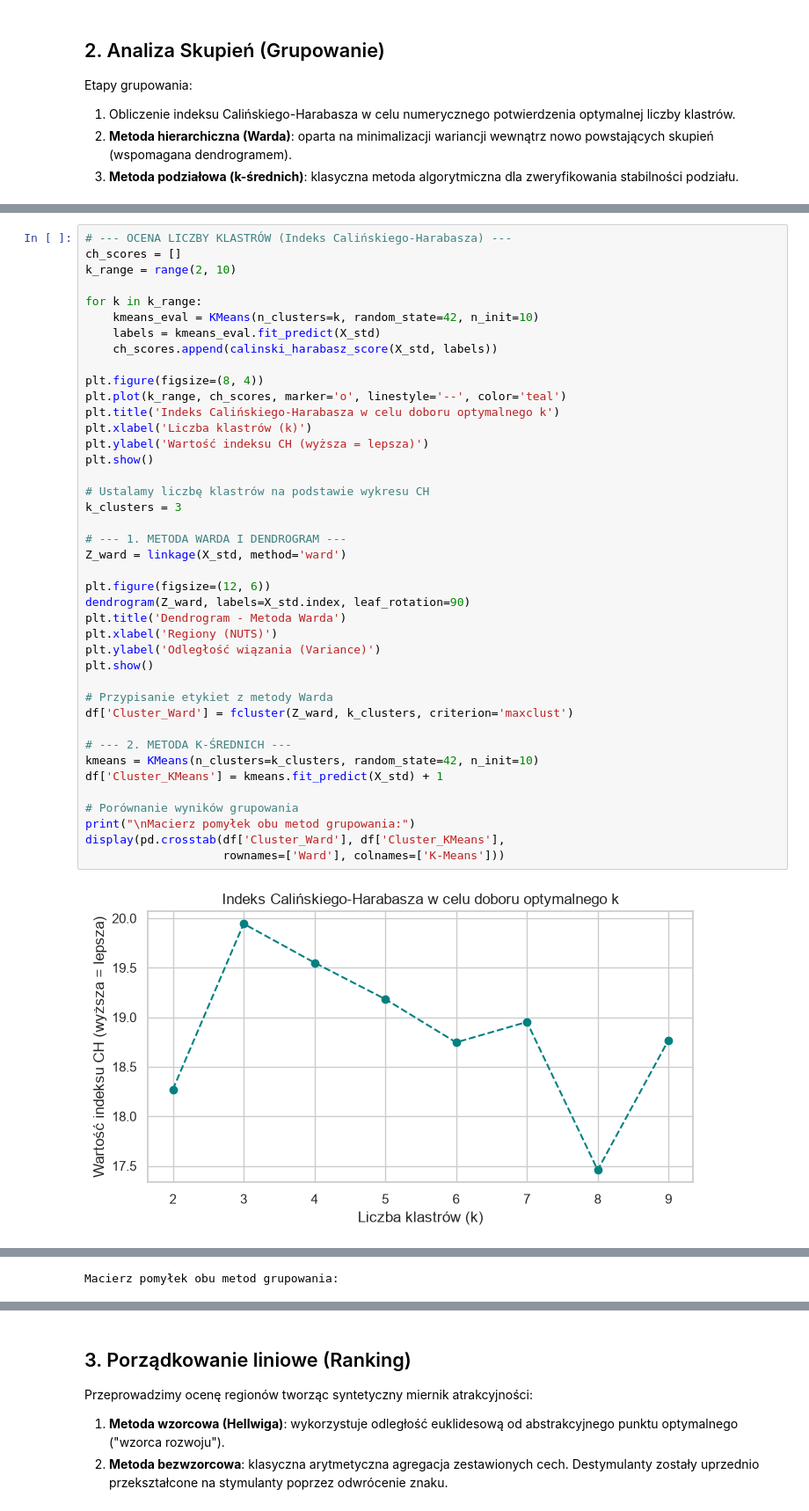
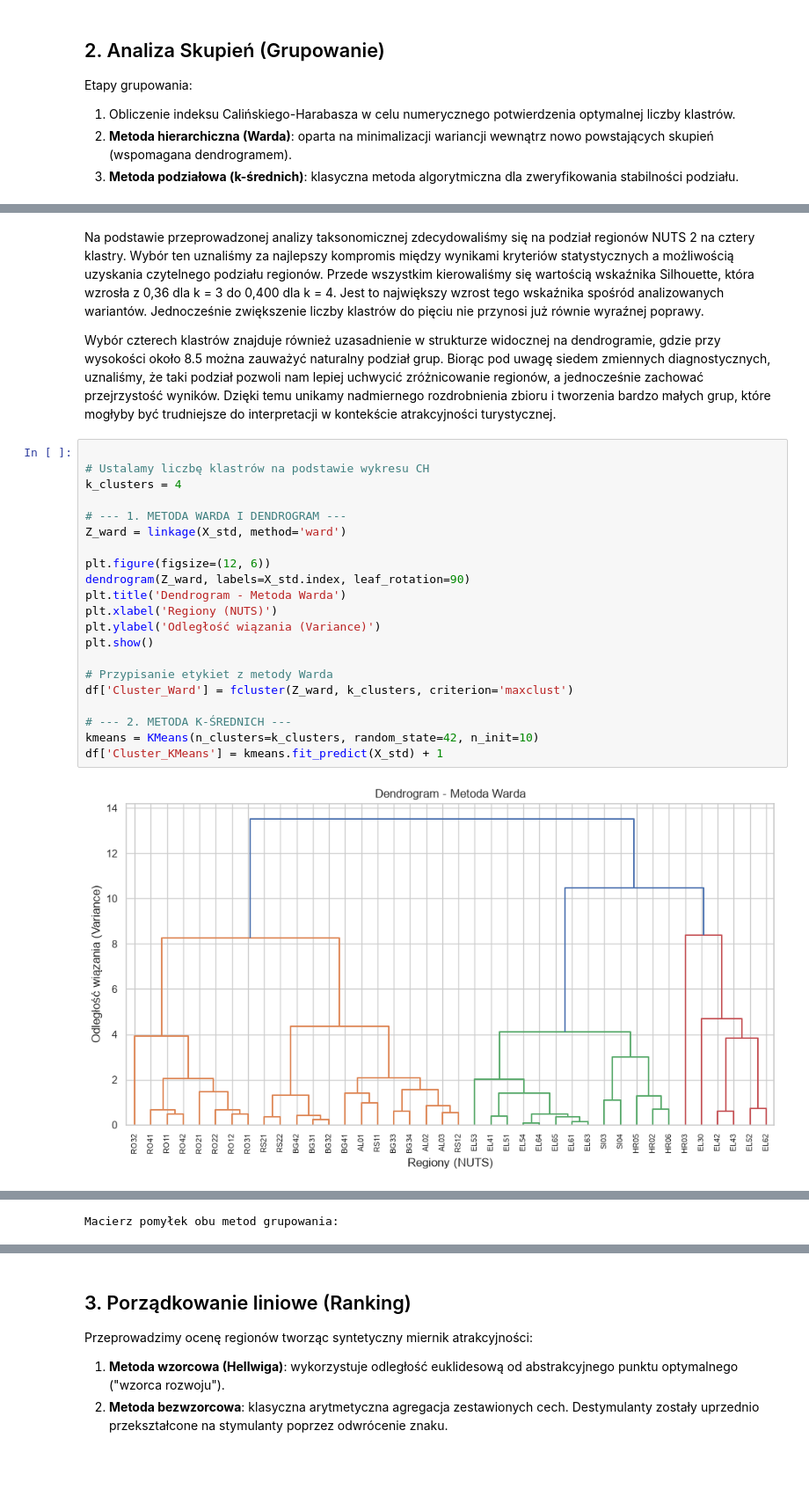
Before and after one commit to kawalerski-ja/Balkan-Tourism, a Jupyter notebook: Projekt_Balkany_Analiza_V3.ipynb, the cells around one changed output, grey strips where cells are left out. Shown at 88% size. Drawn from its saved outputs; the diff is of its cells as text; blank space fills up the shorter version.

```diff
--- a/Projekt_Balkany_Analiza_V3.ipynb
+++ b/Projekt_Balkany_Analiza_V3.ipynb
@@ -88,43 +125,27 @@ Etapy grupowania:
+# %% [markdown]
+Na podstawie przeprowadzonej analizy taksonomicznej zdecydowaliśmy się na podział regionów NUTS 2 na cztery klastry. Wybór ten uznaliśmy za najlepszy kompromis między wynikami kryteriów statystycznych a możliwością uzyskania czytelnego podziału regionów. Przede wszystkim kierowaliśmy się wartością wskaźnika Silhouette, która wzrosła z 0,36 dla k = 3  do 0,400 dla k = 4. Jest to największy wzrost tego wskaźnika spośród analizowanych wariantów. Jednocześnie zwiększenie liczby klastrów do pięciu nie przynosi już równie wyraźnej poprawy.
+
+Wybór czterech klastrów znajduje również uzasadnienie w strukturze widocznej na dendrogramie, gdzie przy wysokości około 8.5  można zauważyć naturalny podział grup. Biorąc pod uwagę siedem zmiennych diagnostycznych, uznaliśmy, że taki podział pozwoli nam lepiej uchwycić zróżnicowanie regionów, a jednocześnie zachować przejrzystość wyników. Dzięki temu unikamy nadmiernego rozdrobnienia zbioru i tworzenia bardzo małych grup, które mogłyby być trudniejsze do interpretacji w kontekście atrakcyjności turystycznej.
 # %%
-# --- OCENA LICZBY KLASTRÓW (Indeks Calińskiego-Harabasza) ---
-ch_scores = []
-k_range = range(2, 10)
-
-for k in k_range:
-    kmeans_eval = KMeans(n_clusters=k, random_state=42, n_init=10)
-    labels = kmeans_eval.fit_predict(X_std)
-    ch_scores.append(calinski_harabasz_score(X_std, labels))
-
-plt.figure(figsize=(8, 4))
-plt.plot(k_range, ch_scores, marker='o', linestyle='--', color='teal')
-plt.title('Indeks Calińskiego-Harabasza w celu doboru optymalnego k')
-plt.xlabel('Liczba klastrów (k)')
-plt.ylabel('Wartość indeksu CH (wyższa = lepsza)')
-plt.show()
 
 # Ustalamy liczbę klastrów na podstawie wykresu CH
-k_clusters = 3
+k_clusters = 4
 
 # --- 1. METODA WARDA I DENDROGRAM ---
 Z_ward = linkage(X_std, method='ward')
 
 plt.figure(figsize=(12, 6))
 dendrogram(Z_ward, labels=X_std.index, leaf_rotation=90)
 plt.title('Dendrogram - Metoda Warda')
 plt.xlabel('Regiony (NUTS)')
 plt.ylabel('Odległość wiązania (Variance)')
 plt.show()
 
 # Przypisanie etykiet z metody Warda
 df['Cluster_Ward'] = fcluster(Z_ward, k_clusters, criterion='maxclust')
 
 # --- 2. METODA K-ŚREDNICH ---
 kmeans = KMeans(n_clusters=k_clusters, random_state=42, n_init=10)
 df['Cluster_KMeans'] = kmeans.fit_predict(X_std) + 1
-
-# Porównanie wyników grupowania
-print("\nMacierz pomyłek obu metod grupowania:")
-display(pd.crosstab(df['Cluster_Ward'], df['Cluster_KMeans'],
-                    rownames=['Ward'], colnames=['K-Means']))
 # %% [output]
-[figure, old version]
+[figure, new version]
```
Also changed, not shown: parts of 27 cells of this notebook, 1 other file.
